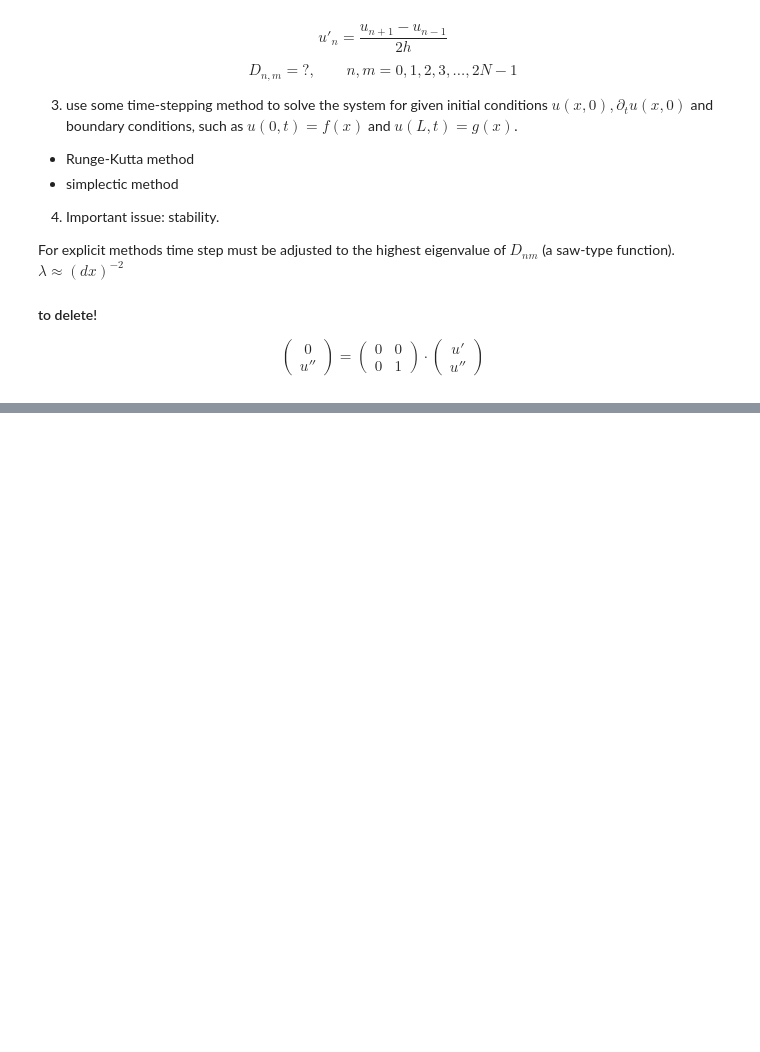
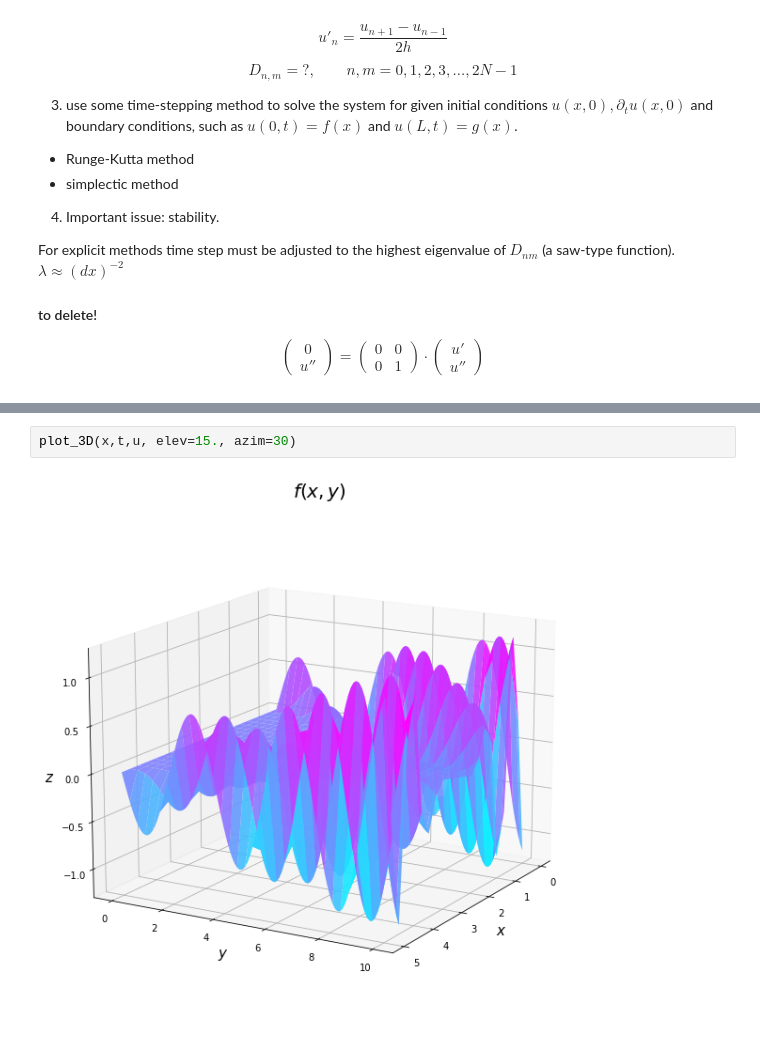
Before and after one commit to Milwa97/PlayGround, a Jupyter notebook: sine_gordon.ipynb, the cells around one changed output, grey strips where cells are left out. Drawn from its saved outputs; the diff is of its cells as text; blank space fills up the shorter version.

```diff
--- a/sine_gordon.ipynb
+++ b/sine_gordon.ipynb
@@ -141,0 +276,4 @@ plt.matshow(D, cmap='bwr', vmin=-4, vmax=4)
+# %%
+plot_3D(x,t,u, elev=15., azim=30)
+# %% [output]
+[figure, added]
```
Also changed, not shown: parts of 13 cells of this notebook.
